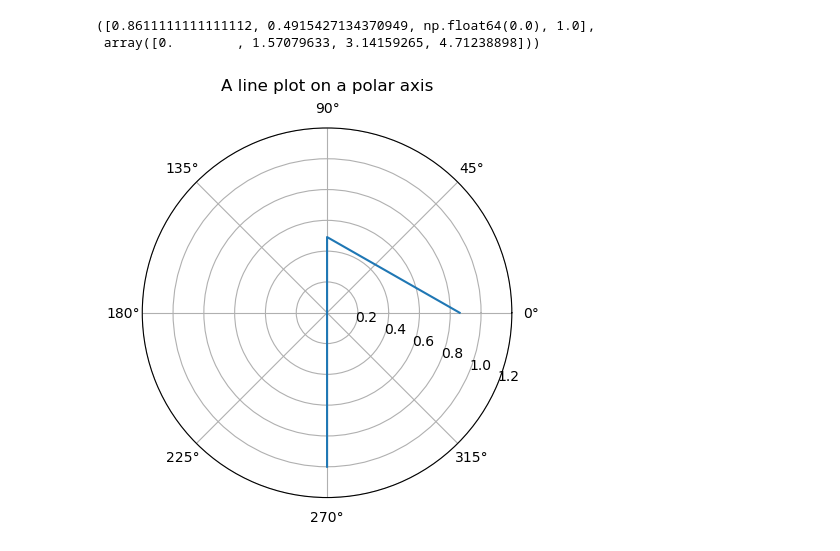
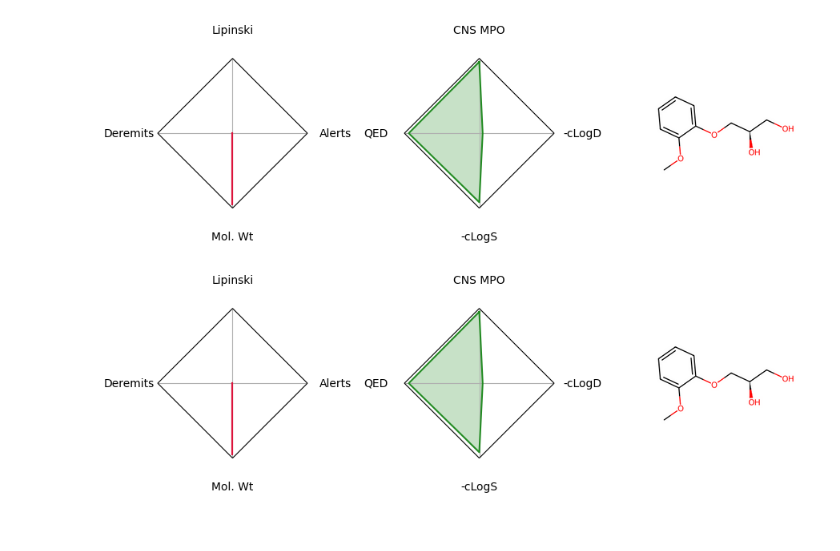
Before and after one commit to prheenan/mol_cv, a Jupyter notebook: examples/_2025_01_06_polar_python.ipynb, the cells around one changed output. Drawn from its saved outputs; the diff is of its cells as text; code cells hidden in the pictures.

Commit message:
getting closer, done for the day. Have the individual plots working but need to include the highlighting and animation

```diff
--- a/examples/_2025_01_06_polar_python.ipynb
+++ b/examples/_2025_01_06_polar_python.ipynb
@@ -64,24 +16,7 @@ name_vals_good = [
-# %%
-
-all_vals = name_vals_good + name_vals_bad
-r = [ v[1] for v in all_vals]
-theta = 2 * np.pi * np.linspace(0,1,num=len(all_vals),endpoint=False)
-r,theta
-# %% [output]
-([0.8611111111111112, 0.4915427134370949, np.float64(0.0), 1.0],
- array([0.        , 1.57079633, 3.14159265, 4.71238898]))
-# %%
-import matplotlib.pyplot as plt
-import numpy as np
-
-
-fig, ax = plt.subplots(subplot_kw={'projection': 'polar'})
-ax.plot(theta, r)
-ax.set_rmax(max(r)*1.2)
-ax.set_rlabel_position(-22.5)  # Move radial labels away from plotted line
-ax.grid(True)
-
-ax.set_title("A line plot on a polar axis", va='bottom')
-plt.show()
-# %% [output]
-[figure, removed]
+# %%
+mol = list(fda["mol"])[1]
+row = mol_cv.calculate_properties(mol,predictor_dict)
+cv_plot.cv_plot(row,mol)
+# %% [output]
+[figure, added]
+[figure, added]
```
Also changed, not shown: parts of 3 cells of this notebook, 4 other files.
